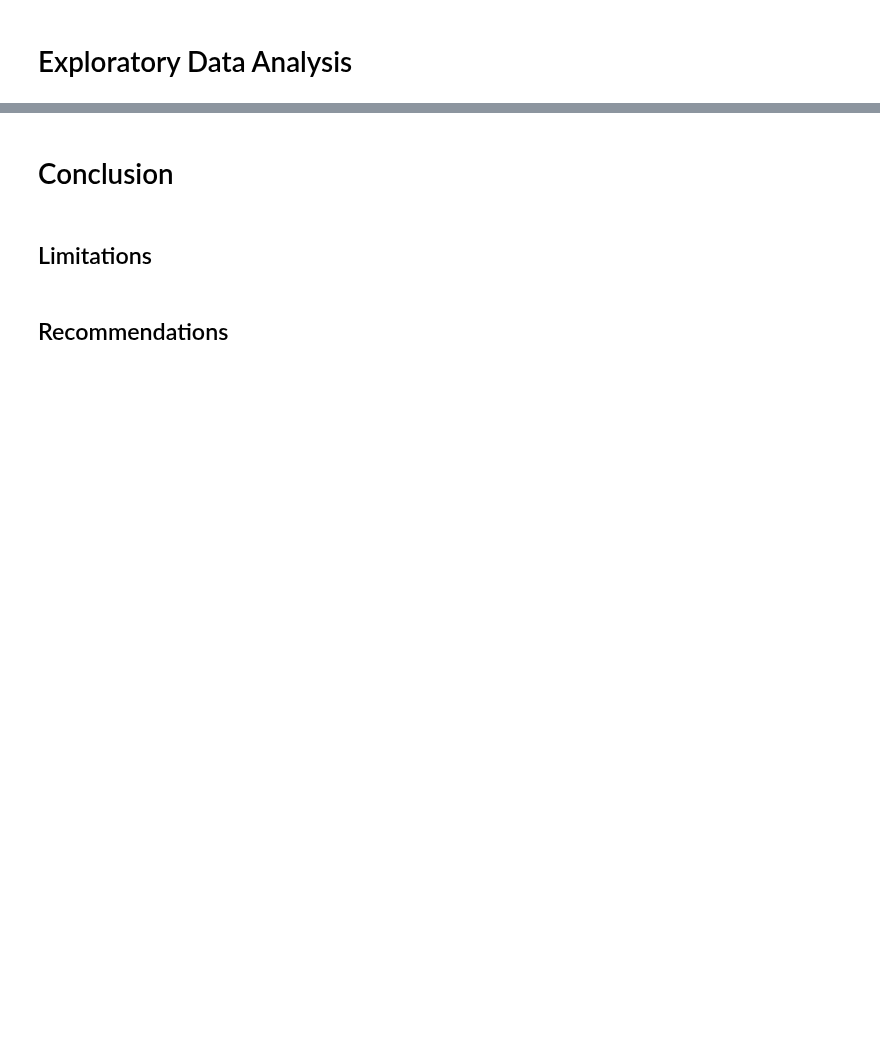
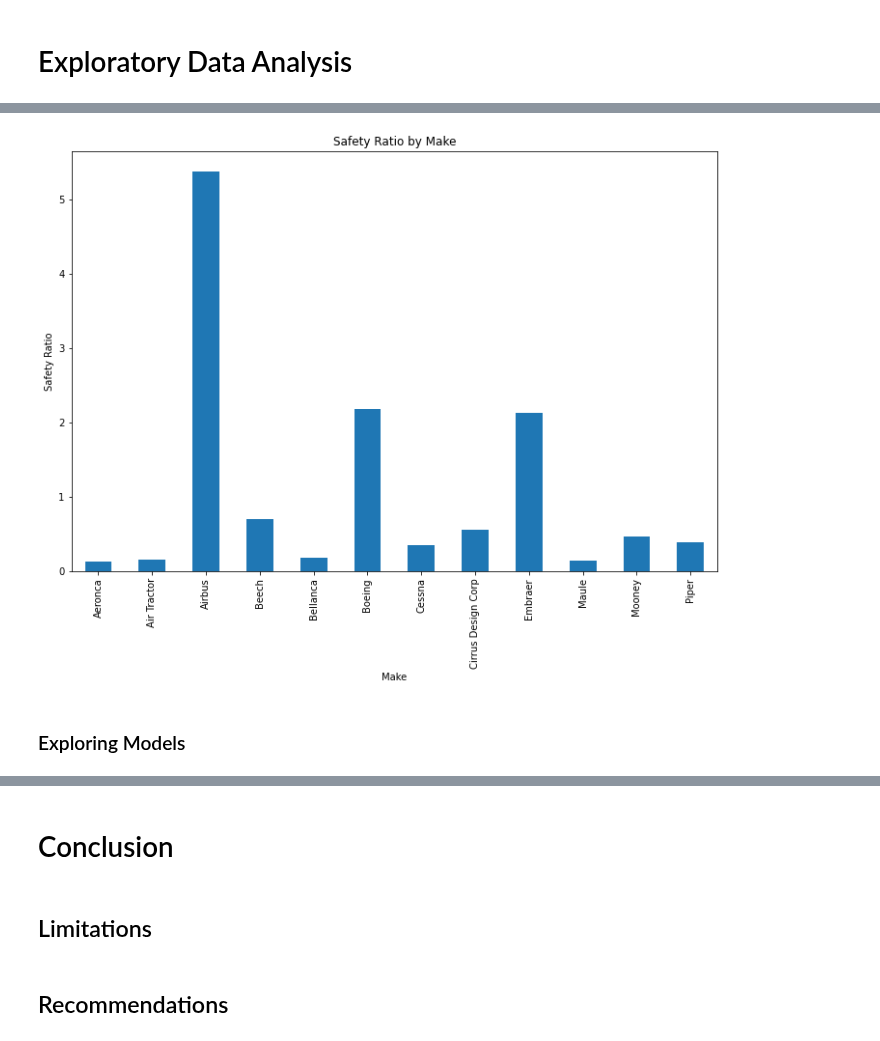
Before and after one commit to cjimenez1123/Aircraft-Risk-Analysis, a Jupyter notebook: notebook.ipynb, the cells around one changed output, grey strips where cells are left out. Cells and saved outputs as stored; diff of their text form; code cells hidden in the pictures; blank space fills up the shorter version.

```diff
--- a/notebook.ipynb
+++ b/notebook.ipynb
@@ -372,0 +385,10 @@ Name: Number.of.Engines, dtype: int64
+# %%
+make_result.plot(kind='bar', x='Make', y='Safety Ratio', legend=False, figsize=(12, 8))
+plt.xlabel('Make')
+plt.ylabel('Safety Ratio')
+plt.title('Safety Ratio by Make')
+plt.show()
+# %% [output]
+[figure, added]
+# %% [markdown]
+### Exploring Models
```
Also changed, not shown: parts of 93 cells of this notebook.
